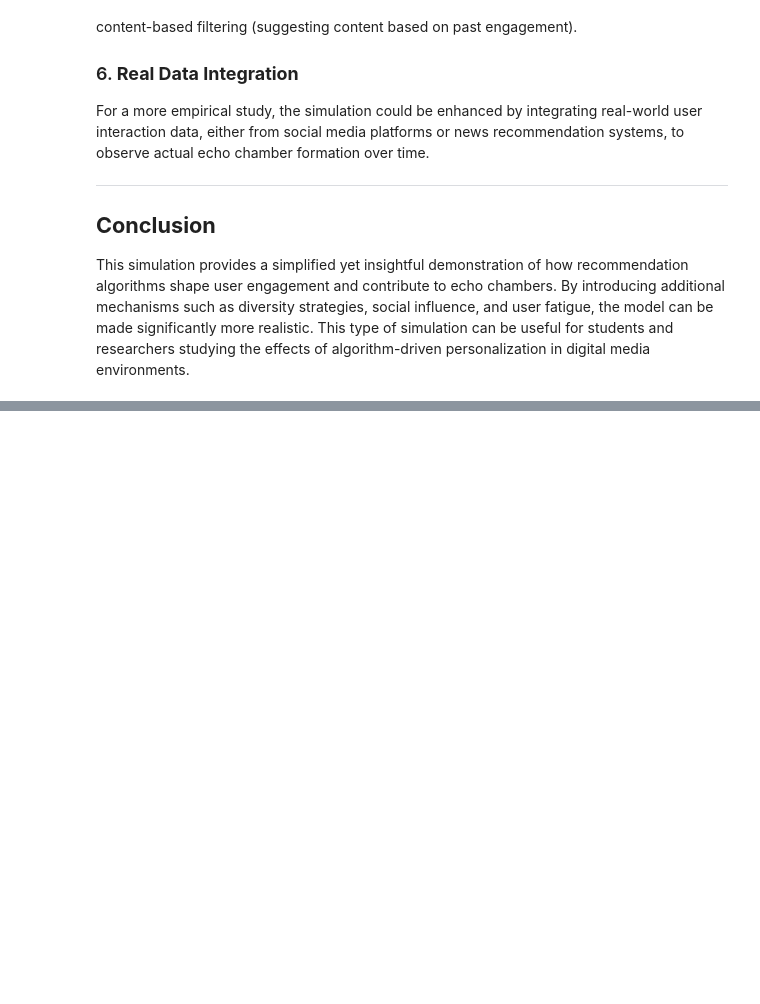
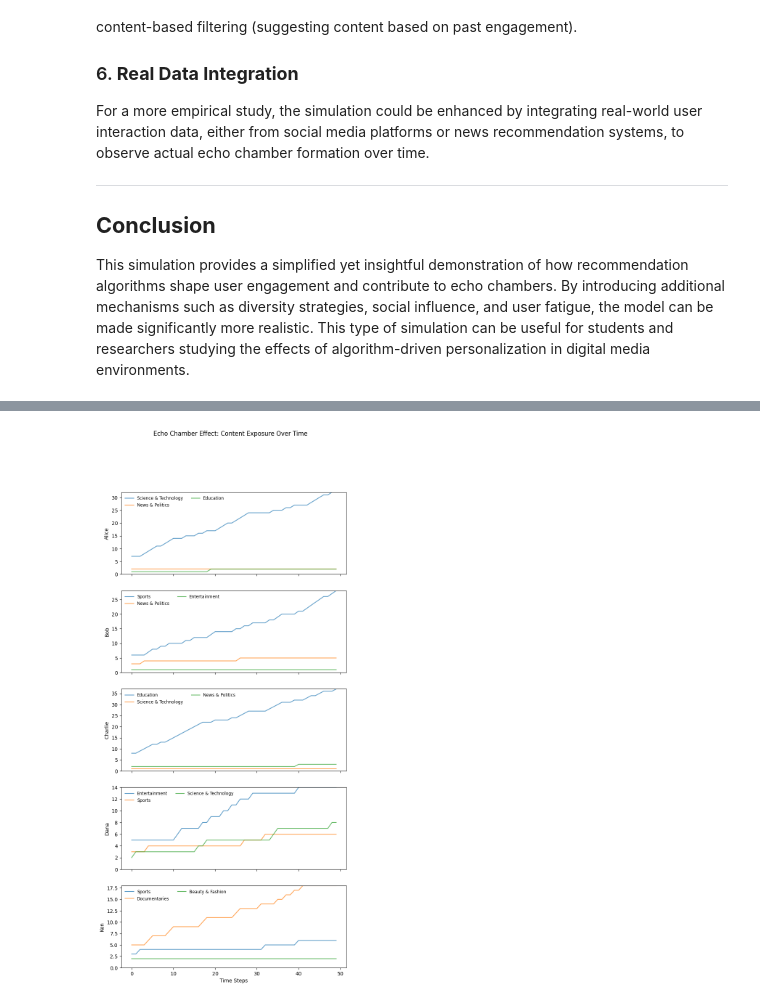
Before and after one commit to SRegaard/Workshop-1., a Jupyter notebook: project_example/ecocammer.ipynb, the cells around one changed output, grey strips where cells are left out. Drawn from its saved outputs; the diff is of its cells as text; code cells hidden in the pictures; blank space fills up the shorter version.

```diff
--- a/project_example/ecocammer.ipynb
+++ b/project_example/ecocammer.ipynb
@@ -51,100 +51,74 @@ import random
 import matplotlib.pyplot as plt
 from collections import defaultdict
 
-# categories whuch users can browse on the social media platform Youtube
+# Categories available on the platform
+topics = [
+    "Music", "Film & Animation", "Gaming", "Entertainment", "News & Politics", "Sports",
+    "Science & Technology", "Education", "Travel & Events", "Lifestyle & Vlogs", "Food & Drink",
+    "Beauty & Fashion", "Documentaries"
+]
 
-topics = ["Music",
-    "Film & Animation",
-    "Gaming",
-    "Entertainment",
-    "News & Politics",
-    "Sports",
-    "Science & Technology",
-    "Education",
-    "Travel & Events",
-    "Lifestyle & Vlogs",
-    "Food & Drink",
-    "Beauty & Fashion",
-    "Documentaries"]
-
-
-# A group of users and their initial interests on algorithm weight
+# Corrected user preferences with proper topic names
 users = {
-    "Alice": {"Science & Technology": 0.7, "Politics": 0.2, "Education": 0.1},
-    "Bob": {"Sports": 0.6, "News Politics": 0.3, "Entertainment": 0.1},
-    "Charlie": {"Education": 0.7, "Science & Technology": 0.1, "Politics": 0.2},
-    "Dana": {"Entertainment": 0.5, "Sports": 0.3, "Technology": 0.2},
+    "Alice": {"Science & Technology": 0.7, "News & Politics": 0.2, "Education": 0.1},
+    "Bob": {"Sports": 0.6, "News & Politics": 0.3, "Entertainment": 0.1},
+    "Charlie": {"Education": 0.7, "Science & Technology": 0.1, "News & Politics": 0.2},
+    "Dana": {"Entertainment": 0.5, "Sports": 0.3, "Science & Technology": 0.2},
     "Ken": {"Sports": 0.3, "Documentaries": 0.5, "Beauty & Fashion": 0.2},
 }
 
-#This dictionary datatype stores users browser history. (This "Lambda" makes sure that only numbers can be used)
+# User browsing history (default to integers)
 user_history = defaultdict(lambda: defaultdict(int))
 
+# Initialize user history with some initial engagement
+for user, preferences in users.items():
+    for topic, weight in preferences.items():
+        user_history[user][topic] = int(weight * 10)  # Prefill based on weight
 
+# Function to recommend content
 
 def recommend_content(user):
-    #If the user doesnt have any history, it will be randomized from the categories
     history = user_history[user]
     if sum(history.values()) == 0:
-        return random.choice(topics)  # Random choice if no history yet
+        return random.choice(topics)  # If no history, pick randomly
 
-    # Recommend based on past interactions (biased towards what they engaged with before)
-    recommended_topic = random.choices(list(history.keys()), weights=history.values())[0]
-    return recommended_topic
+    # 15% chance to explore a new topic
+    if random.random() < 0.15:
+        return random.choice(topics)
 
-# Run simulation over multiple iterations to simulate continuous user engagement
+    return random.choices(list(history.keys()), weights=history.values())[0]
+
+# Run simulation
+
 time_steps = 50
 engagement_data = {user: [] for user in users}
 
 for _ in range(time_steps):
     for user, preferences in users.items():
-        # Recommend content based on previous interactions
         recommended = recommend_content(user)
+        engagement_probability = preferences.get(recommended, 0.1)  # Small chance outside preference
 
-        # User engages with content based on their preferences (simulating algorithm bias)
-        if recommended in preferences:
-            engagement_probability = preferences[recommended]
-        else:
-            engagement_probability = 0.9  # Small chance of engaging outside preferences
+        if random.random() < engagement_probability:
+            user_history[user][recommended] += 1  # Reinforce engagement
 
-        # Simulate user engagement with the recommended content
-        if random.random() < engagement_probability:
-            user_history[user][recommended] += 1  # Reinforce the preference
-
-        # Log engagement over time
         engagement_data[user].append(dict(user_history[user]))
 
-# Plot results to visualize echo chamber effect
+# Plot results
 fig, axs = plt.subplots(len(users), figsize=(8, 17), sharex=True)
 fig.suptitle("Echo Chamber Effect: Content Exposure Over Time")
 
 time_range = range(time_steps)
 for idx, (user, history) in enumerate(engagement_data.items()):
-    topic_counts = {topic: [h.get(topic, 0) for h in history] for topic in topics}
+    user_topics = users[user].keys()  # Only include topics relevant to the user
+    topic_counts = {topic: [h.get(topic, 0) for h in history] for topic in user_topics}
 
     for topic, counts in topic_counts.items():
-        axs[idx].plot(time_range, counts, label=topic)
+        axs[idx].plot(time_range, counts, label=topic, alpha=0.7)  # Add transparency for visibility
 
     axs[idx].set_ylabel(user)
-    #axs[idx].legend()
-    axs[idx].set_ylim(0, max(max(c) for c in topic_counts.values()) + 1)
+    axs[idx].legend(loc="upper left", fontsize="small", frameon=False, ncol=2)  # Adjust legend position
+    axs[idx].set_ylim(0, max(1, max(max(c) for c in topic_counts.values())))  # Ensure small values are visible
 
 plt.xlabel("Time Steps")
 plt.show()
-
-# --- Test and Suggestions for Extension ---
-# This simulation demonstrates how algorithm-driven recommendations reinforce user biases,
-# leading to an 'echo chamber' effect where users are shown increasingly similar content.
-
-# Possible Extensions:
-# 1. **Diversity Mechanism**: Introduce an occasional "explore" mechanism where the algorithm
-#    recommends random topics to simulate serendipitous discovery.
-# 2. **User-to-User Influence**: Implement social network effects where user engagement is also
-#    influenced by content viewed by their connections.
-# 3. **Multiple Platform Algorithms**: Compare different recommendation strategies to see how
-#    various designs affect the diversity of content exposure.
-# 4. **User Dissatisfaction Mechanism**: Implement a frustration factor where users may choose to
-#    disengage if they see the same content too frequently.
-# 5. **Real Data Integration**: Modify the simulation to use real-world user interaction data from
-#    a social media platform or a news recommendation system.
 # %% [output]
@@ -151,0 +125 @@ NameError: name 'history' is not defined
+[figure, added]
```
Also changed, not shown: parts of 1 cell of this notebook.
